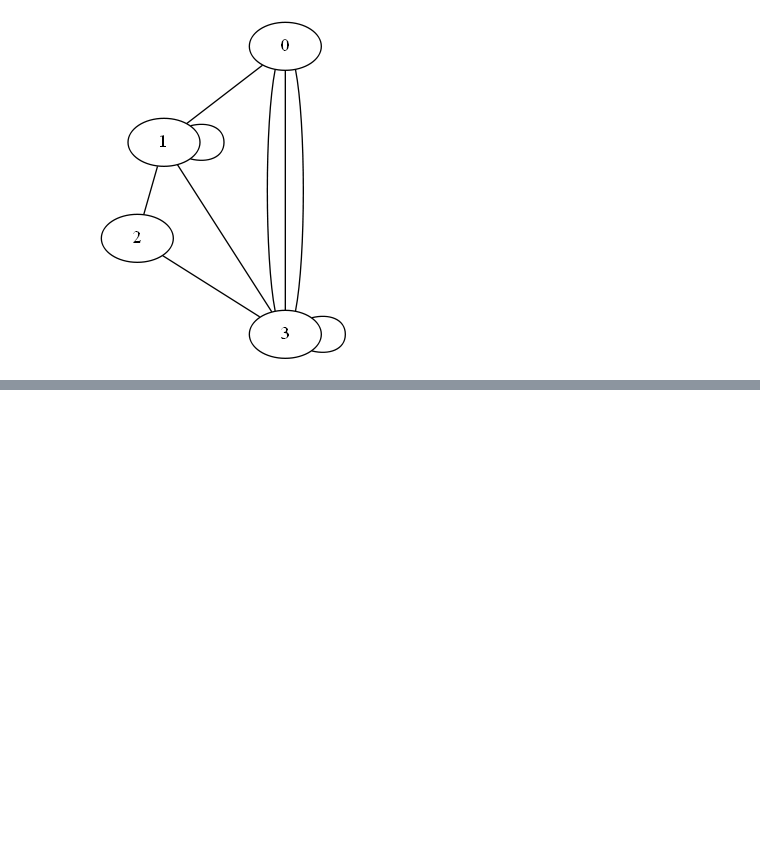
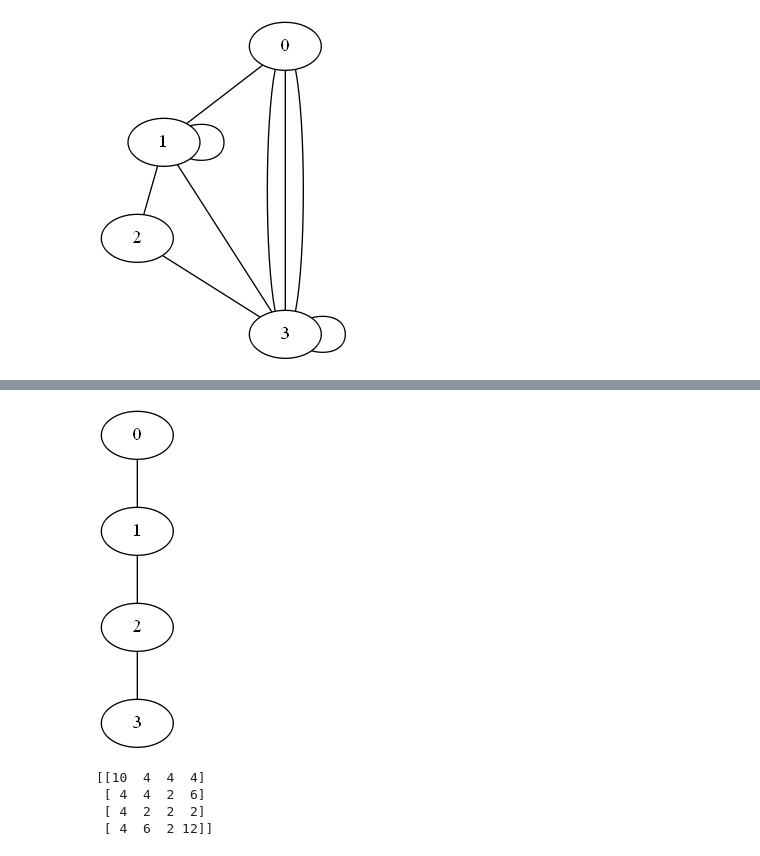
Before and after one commit to adrinfer/Grafos-Jupyter-Notebook, a Jupyter notebook: prueba1.ipynb, the cells around one changed output, grey strips where cells are left out. Saved outputs shown, nothing was run; the diff lists cells and outputs as text; code cells hidden in the pictures; blank space fills up the shorter version.

```diff
--- a/prueba1.ipynb
+++ b/prueba1.ipynb
@@ -97,0 +110,16 @@ draw(G, show='ipynb')
+# %%
+grafo = nx.Graph()
+bundle = nx.path_graph(4)
+grafo.add_nodes_from(bundle)
+grafo.add_edges_from([(0,1), (1,2), (2,3)])
+draw(grafo, show='ipynb')
+# %% [output]
+[figure, added]
+# %%
+b = np.linalg.matrix_power(matrizAdyacencia, 2)
+print(b)
+# %% [output]
+[[10  4  4  4]
+ [ 4  4  2  6]
+ [ 4  2  2  2]
+ [ 4  6  2 12]]
```
Also changed, not shown: parts of 2 cells of this notebook.
